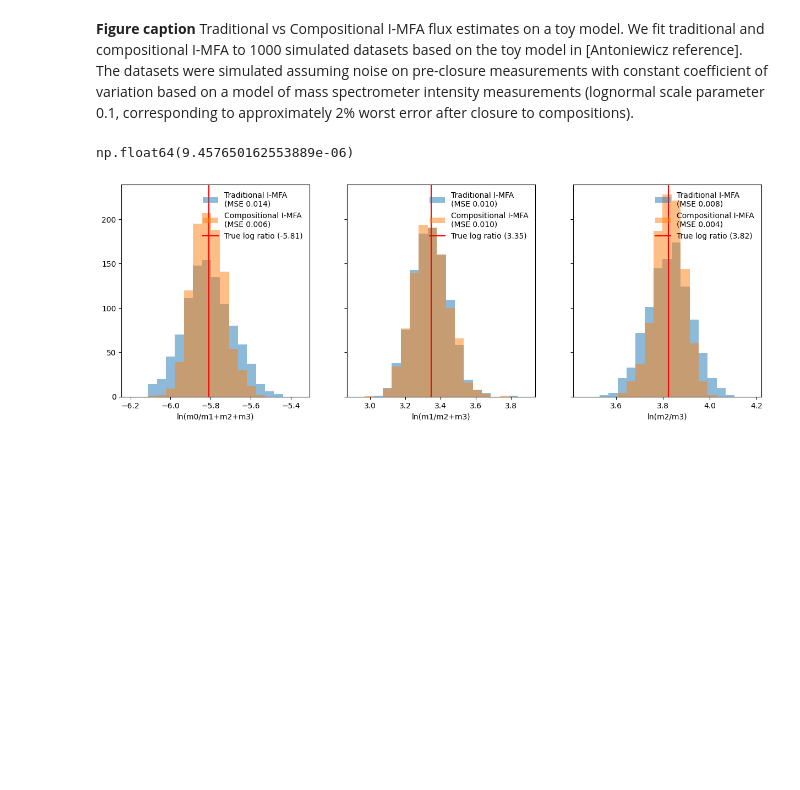
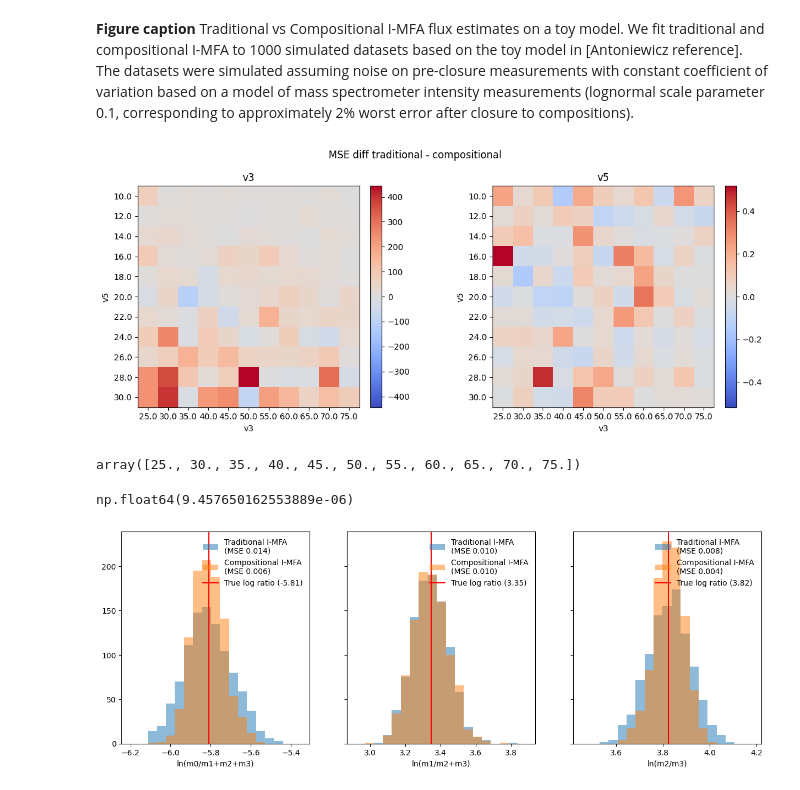
Before and after one commit to dtu-qmcm/cmfa, a Jupyter notebook: notebooks/toy_network.ipynb, the cells around one changed output. Saved outputs shown, nothing was run; the diff lists cells and outputs as text; code cells hidden in the pictures; blank space fills up the shorter version.

```diff
--- a/notebooks/toy_network.ipynb
+++ b/notebooks/toy_network.ipynb
@@ -28,0 +36,3 @@ array([100., 110.,  50.,  20.,  20.,  80.])
+# %%
+free_fluxes = jnp.load(RESULTS_DIR / "free_fluxes.npy")
+free_fluxes.shape
@@ -39,4 +52,5 @@ intensity_measurements.shape
 # %%
-estimated_fluxes_euclidean = np.load(RESULTS_DIR / "estimated_fluxes_euclidean.npy")
-estimated_fluxes_euclidean.shape
+with open(RESULTS_DIR / "estimated_fluxes.pkl", "rb") as f:
+    estimated_fluxes = pickle.load(f)
+estimated_fluxes["trad"].shape
 # %% [output]
@@ -119,5 +121,28 @@ for (i, ax), xmin, xmax, flux_ix in zip(enumerate(axes), (15, 10), (160, 30), [2
 # %% [markdown]
 **Figure caption** Traditional vs Compositional I-MFA flux estimates on a toy model. We fit traditional and compositional I-MFA to 1000 simulated datasets based on the toy model in [Antoniewicz reference]. The datasets were simulated assuming noise on pre-closure measurements with constant coefficient of variation based on a model of mass spectrometer intensity measurements (lognormal scale parameter 0.1, corresponding to approximately 2% worst error after closure to compositions).
+# %%
+f, axes = plt.subplots(1, 2, figsize=[12, 5])
+axes = axes.ravel()
+
+xs = np.unique(free_fluxes[:, 0])
+ys = np.unique(free_fluxes[:, 1])
+
+diff = mse_trad - mse_ilr
+
+for i in range(2):
+    im = axes[i].imshow(diff[:, i].reshape([11, 11]), cmap="coolwarm", norm=CenteredNorm())
+    f.colorbar(im, ax=axes[i], fraction=0.046, pad=0.04)
+    axes[i].set_xticks(np.arange(len(xs)), xs)
+    axes[i].set_yticks(np.arange(len(ys)), ys)
+    axes[i].set(xlabel="v3", ylabel="v5", title=f"v{3+2*i}")
+f.suptitle("MSE diff traditional - compositional")
+f.tight_layout()
+# %% [output]
+[figure, added]
+# %%
+xs
+# %% [output]
+array([25., 30., 35., 40., 45., 50., 55., 60., 65., 70., 75.])
 # %%
 estimated_ids_euclidean = np.load(RESULTS_DIR / "estimated_ids_euclidean.npy")
 estimated_ids_clr = np.load(RESULTS_DIR / "estimated_ids_clr.npy")
```
Also changed, not shown: parts of 17 cells of this notebook, 15 other files.
